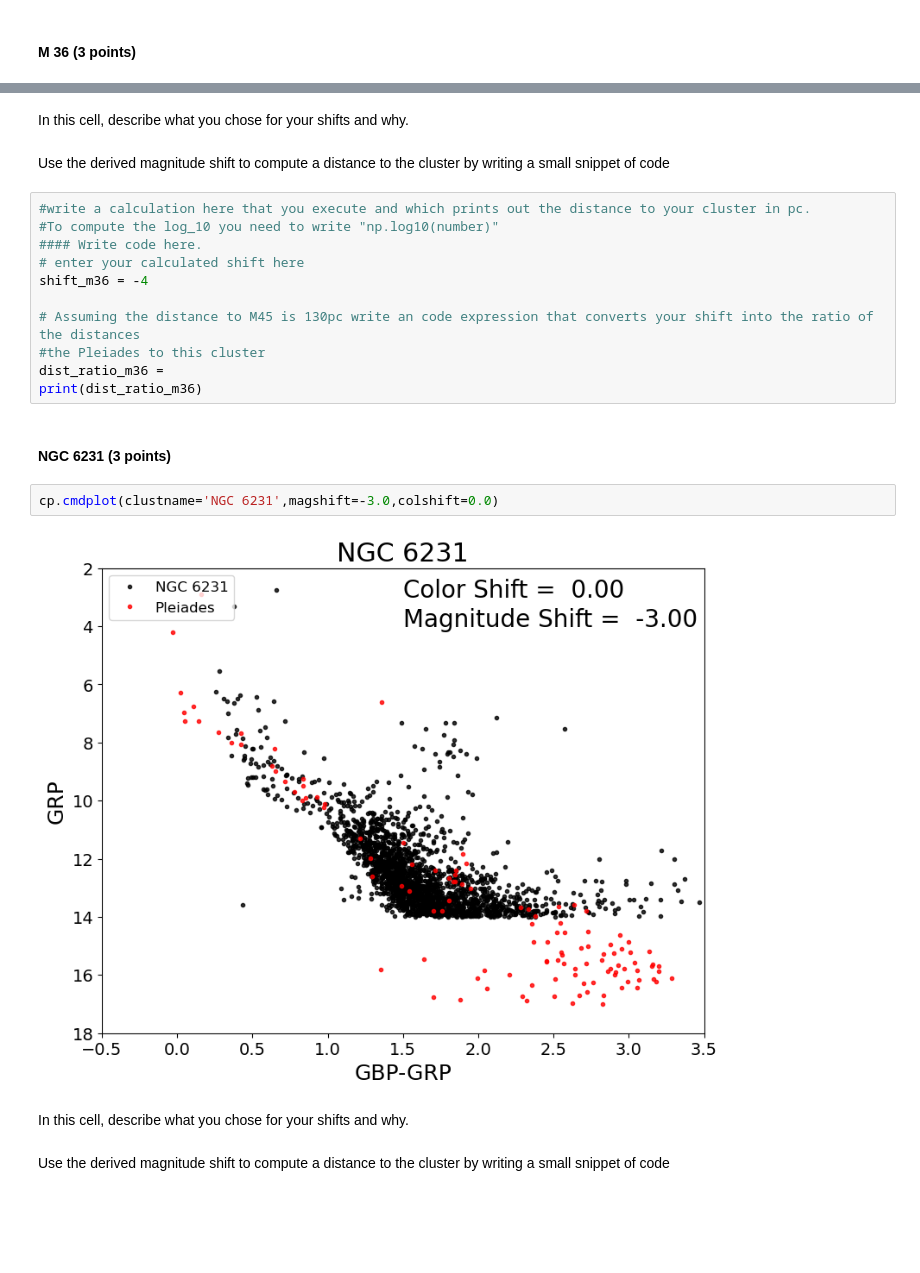
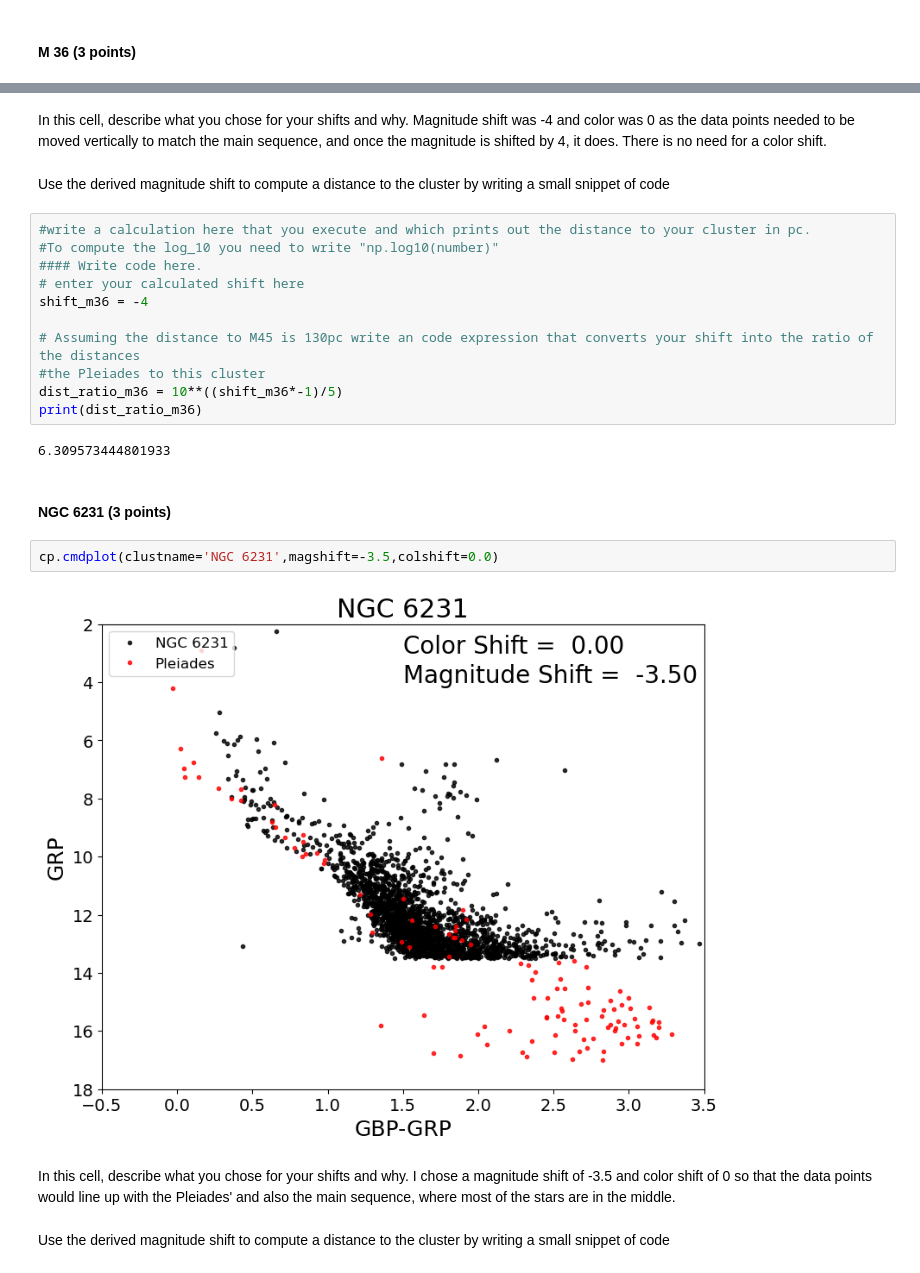
Before and after one commit to aaronreithku/CMD_distmod_student, a Jupyter notebook: cluster_plot_student.ipynb, the cells around one changed output, grey strips where cells are left out. Cells and saved outputs as stored; diff of their text form; blank space fills up the shorter version.

```diff
--- a/cluster_plot_student.ipynb
+++ b/cluster_plot_student.ipynb
@@ -64,7 +67,8 @@ cp.cmdplot(clustname='M 36',magshift=-4.0,colshift=0.0)
 # %% [output]
 [figure]
-# %% [markdown]
-In this cell, describe what you chose for your shifts and why.
+# %% [markdown]
+In this cell, describe what you chose for your shifts and why.
+Magnitude shift was -4 and color was 0 as the data points needed to be moved vertically to match the main sequence, and once the magnitude is shifted by 4, it does. There is no need for a color shift.
 # %% [markdown]
 Use the derived magnitude shift to compute a distance to the cluster by writing a small snippet of code
 # %%
@@ -76,16 +80,19 @@ shift_m36 = -4
 
 # Assuming the distance to M45 is 130pc write an code expression that converts your shift into the ratio of the distances
 #the Pleiades to this cluster
-dist_ratio_m36 =
+dist_ratio_m36 = 10**((shift_m36*-1)/5)
 print(dist_ratio_m36)
+# %% [output]
+6.309573444801933
 # %% [markdown]
 #### NGC 6231  (3 points)
 # %%
-cp.cmdplot(clustname='NGC 6231',magshift=-3.0,colshift=0.0)
+cp.cmdplot(clustname='NGC 6231',magshift=-3.5,colshift=0.0)
 # %% [output]
-[figure, old version]
+[figure, new version]
-# %% [markdown]
-In this cell, describe what you chose for your shifts and why.
+# %% [markdown]
+In this cell, describe what you chose for your shifts and why.
+I chose a magnitude shift of -3.5 and color shift of 0 so that the data points would line up with the Pleiades' and also the main sequence, where most of the stars are in the middle.
 # %% [markdown]
 Use the derived magnitude shift to compute a distance to the cluster by writing a small snippet of code
 # %%
```
Also changed, not shown: parts of 15 cells of this notebook.
